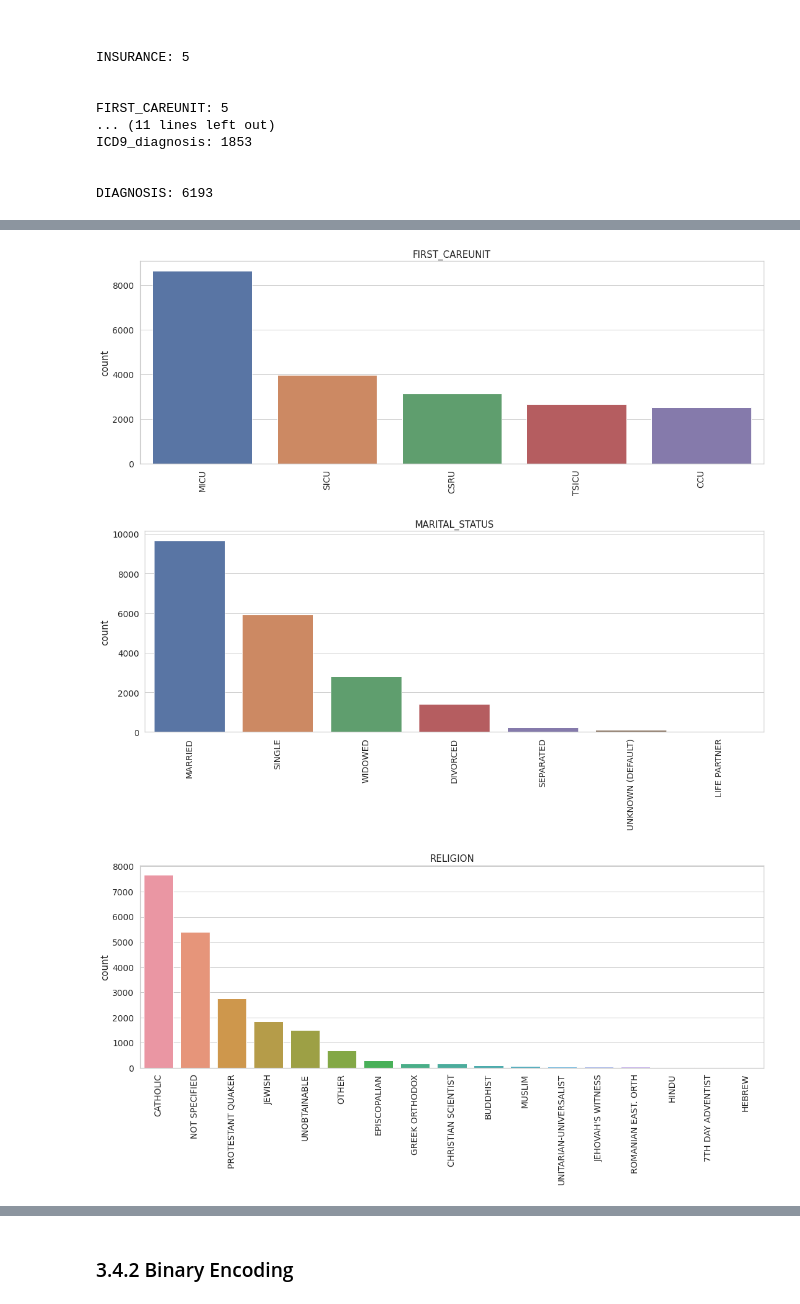
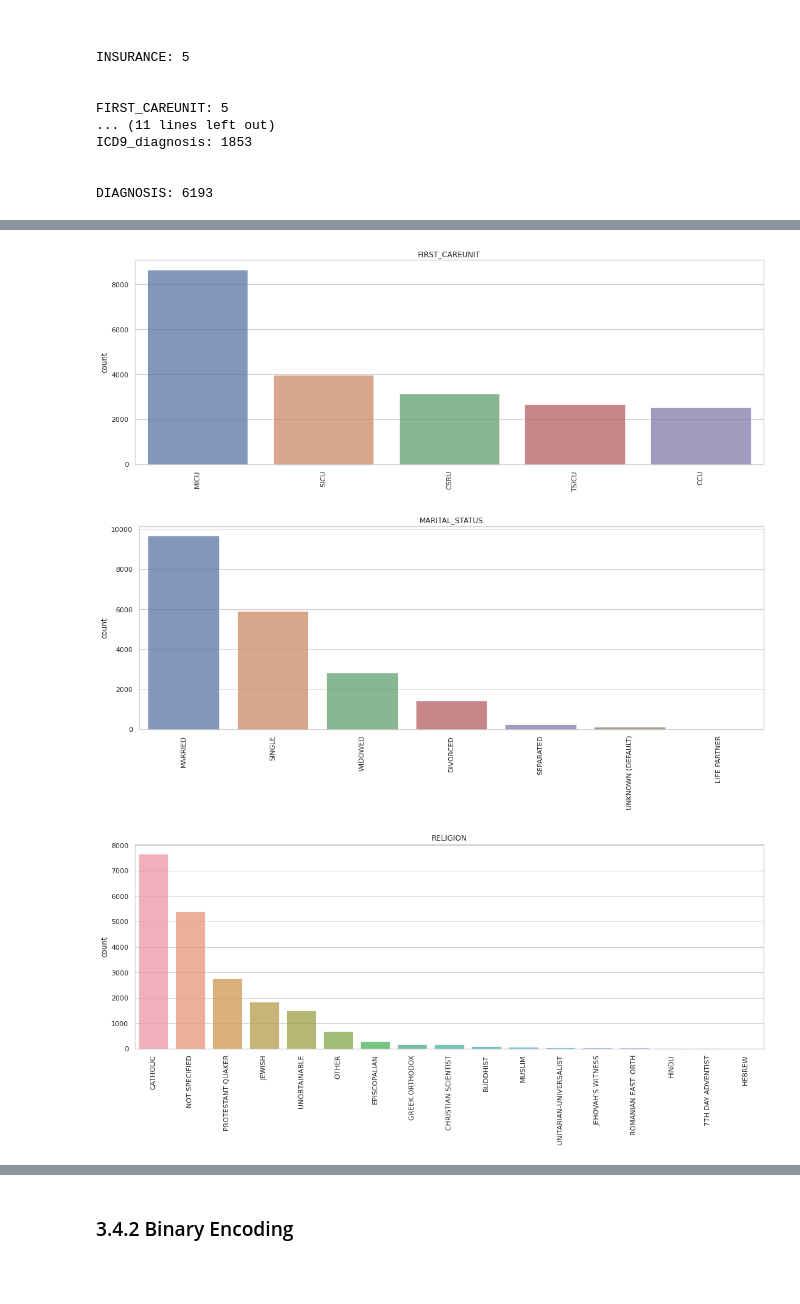
Before and after one commit to MathiasSchindlerCPH/BSE-T2-CML2-repo, a Jupyter notebook: Project-2-DT-Ensembles/msch_DT_Ensemble_v1.ipynb, the cells around one changed output, grey strips where cells are left out. Cells and saved outputs as stored; diff of their text form; code cells hidden in the pictures; blank space fills up the shorter version.

```diff
--- a/Project-2-DT-Ensembles/msch_DT_Ensemble_v1.ipynb
+++ b/Project-2-DT-Ensembles/msch_DT_Ensemble_v1.ipynb
@@ -753,7 +722,8 @@ for c in cat_feats_figs:
   plt.figure().set_size_inches(18, 6)
   ax = sns.countplot(data = df_train_cat,
                      x = c,
-                     order = df_train_cat[c].value_counts().index)
+                     order = df_train_cat[c].value_counts().index,
+                     alpha = 0.75)
   ax.set_xticklabels(ax.get_xticklabels(), rotation = 90)
   ax.set_title(str(c))
   ax.set(xlabel='')
@@ -765,3 +735,3 @@ for c in cat_feats_figs:
-[figure, old version]
+[figure, new version]
-[figure, old version]
+[figure, new version]
-[figure, old version]
+[figure, new version]
```
Also changed, not shown: parts of 6 cells of this notebook.
